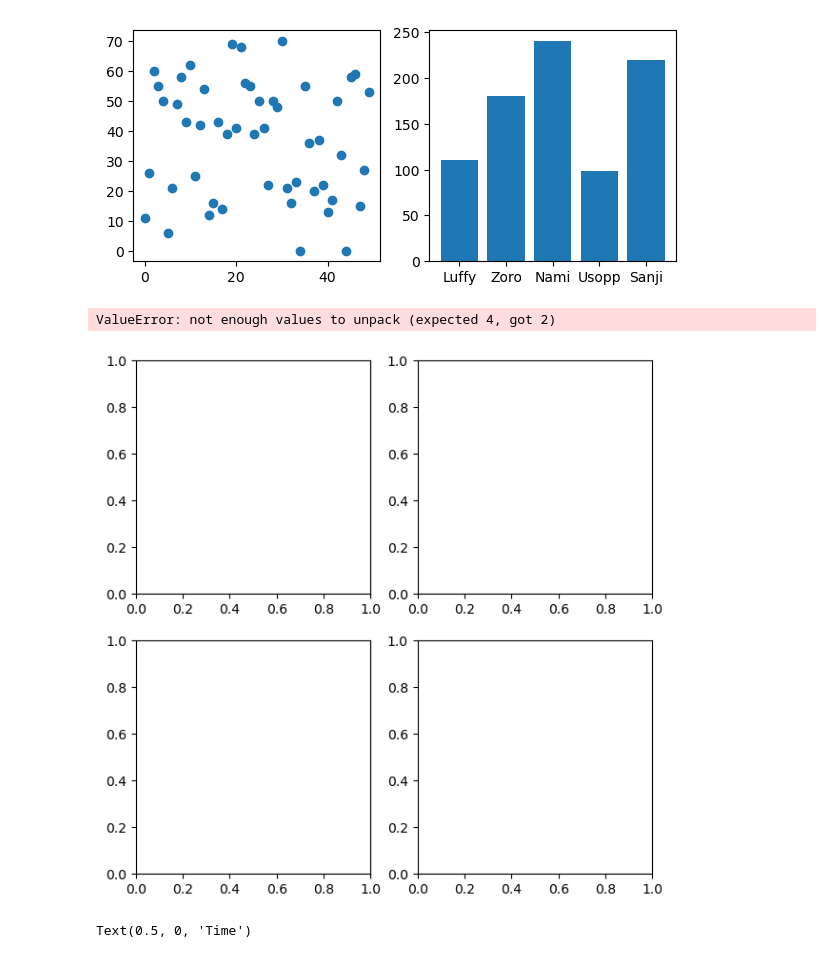
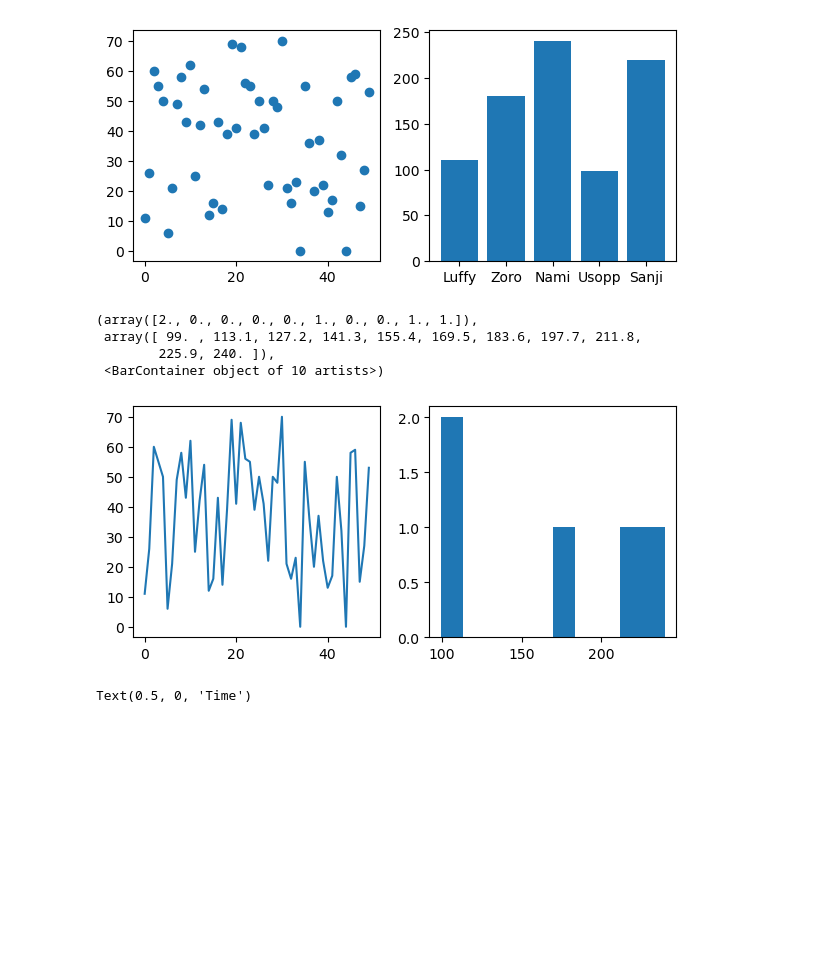
Before and after one commit to Jal247/visualization, a Jupyter notebook: 02_activities/assignments/participation/class2b.ipynb, the cells around one changed output. Drawn from its saved outputs; the diff is of its cells as text; code cells hidden in the pictures; blank space fills up the shorter version.

```diff
--- a/02_activities/assignments/participation/class2b.ipynb
+++ b/02_activities/assignments/participation/class2b.ipynb
@@ -20,14 +20,17 @@ ax2.bar(x2,y2)
 <BarContainer object of 5 artists>
 [figure]
 # %%
-fig, (ax1, ax2, ax3, ax4)= plt.subplots(ncols =2, nrows=2, figsize=(7,7))
-ax1.scatter(x1,y1)
-ax2.bar(x2,y2)
-ax3.plot(x1,y1)
-ax4.hist(y1)
+fig, (ax1, ax2)= plt.subplots(ncols =2, nrows=1, figsize=(7,3))
+ax1.plot(x1,y1)
+ax2.hist(y2)
+# ax3.plot(x1,y1)
+# ax4.scatter(x2,y2)
 # %% [output]
-ValueError: not enough values to unpack (expected 4, got 2)
+(array([2., 0., 0., 0., 0., 1., 0., 0., 1., 1.]),
+ array([ 99. , 113.1, 127.2, 141.3, 155.4, 169.5, 183.6, 197.7, 211.8,
+        225.9, 240. ]),
+ <BarContainer object of 10 artists>)
-[figure, old version]
+[figure, new version]
 # %%
 fig, (ax1, ax2) = plt.subplots(ncols=2, nrows=1, figsize=(9,3))
 font1={'family':'serif', 'size':10}
```
Also changed, not shown: parts of 1 cell of this notebook.
